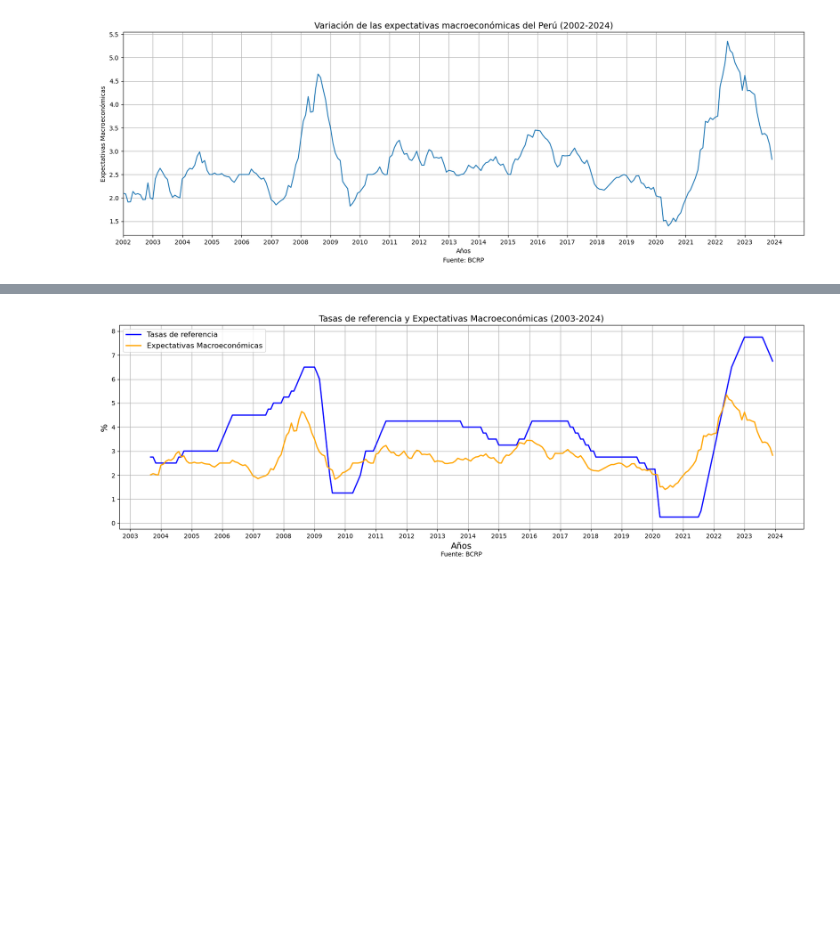
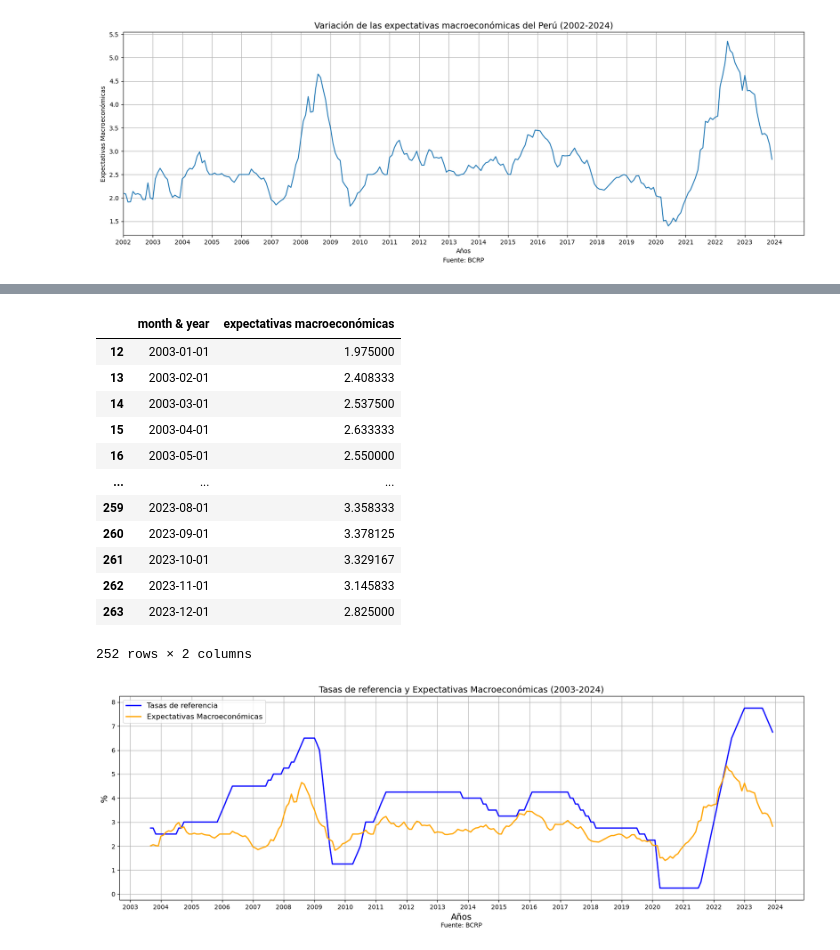
Before and after one commit to qlab-intro-python/proyecto-final-pf-arce-y-mundaca, a Jupyter notebook: proyecto_final.ipynb, the cells around one changed output, grey strips where cells are left out. Drawn from its saved outputs; the diff is of its cells as text; code cells hidden in the pictures; blank space fills up the shorter version.

```diff
--- a/proyecto_final.ipynb
+++ b/proyecto_final.ipynb
@@ -221,3 +237,19 @@ plt.show()
+# %%
+df_expectativas
+# %% [output]
+|  | month & year | expectativas macroeconómicas |
+| 12 | 2003-01-01 | 1.975000 |
+| 13 | 2003-02-01 | 2.408333 |
+| 14 | 2003-03-01 | 2.537500 |
+| 15 | 2003-04-01 | 2.633333 |
+| 16 | 2003-05-01 | 2.550000 |
+| ... | ... | ... |
+| 259 | 2023-08-01 | 3.358333 |
+| 260 | 2023-09-01 | 3.378125 |
+| 261 | 2023-10-01 | 3.329167 |
+| 262 | 2023-11-01 | 3.145833 |
+| 263 | 2023-12-01 | 2.825000 |
+252 rows × 2 columns
 # %%
 import matplotlib.pyplot as plt
 import matplotlib.dates as mdates
```
Also changed, not shown: parts of 13 cells of this notebook.
